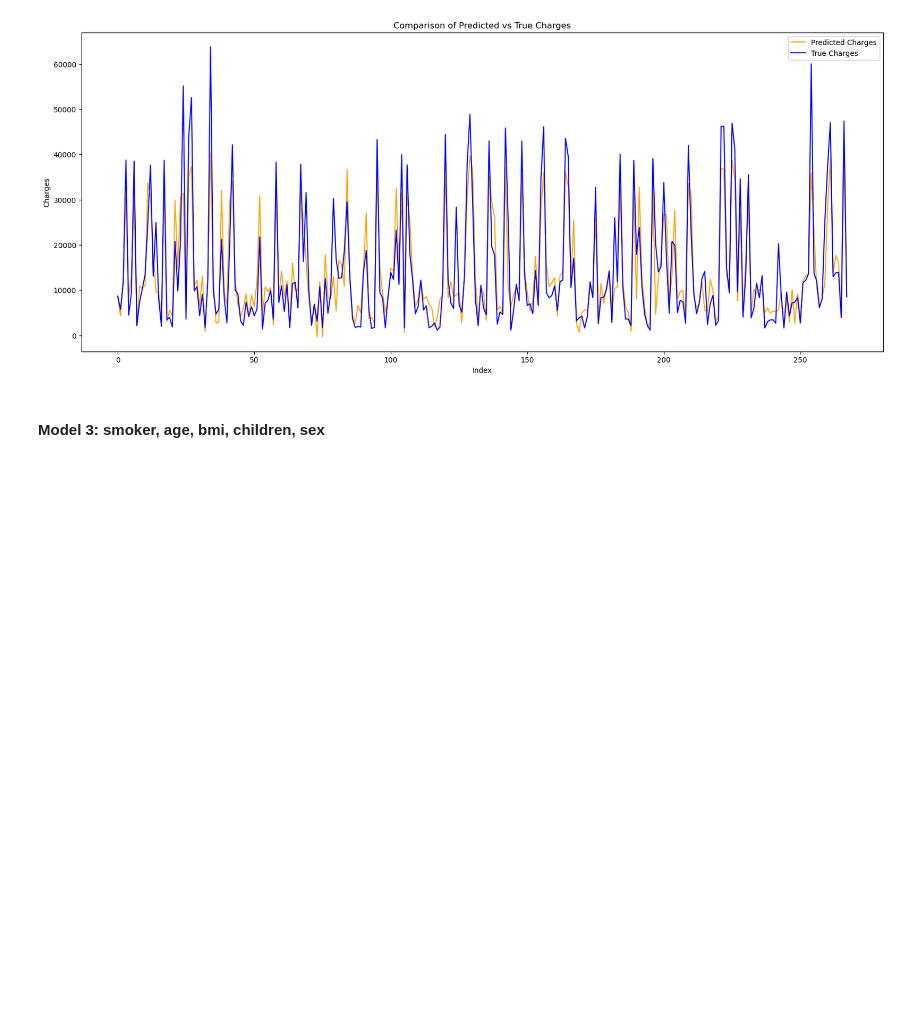
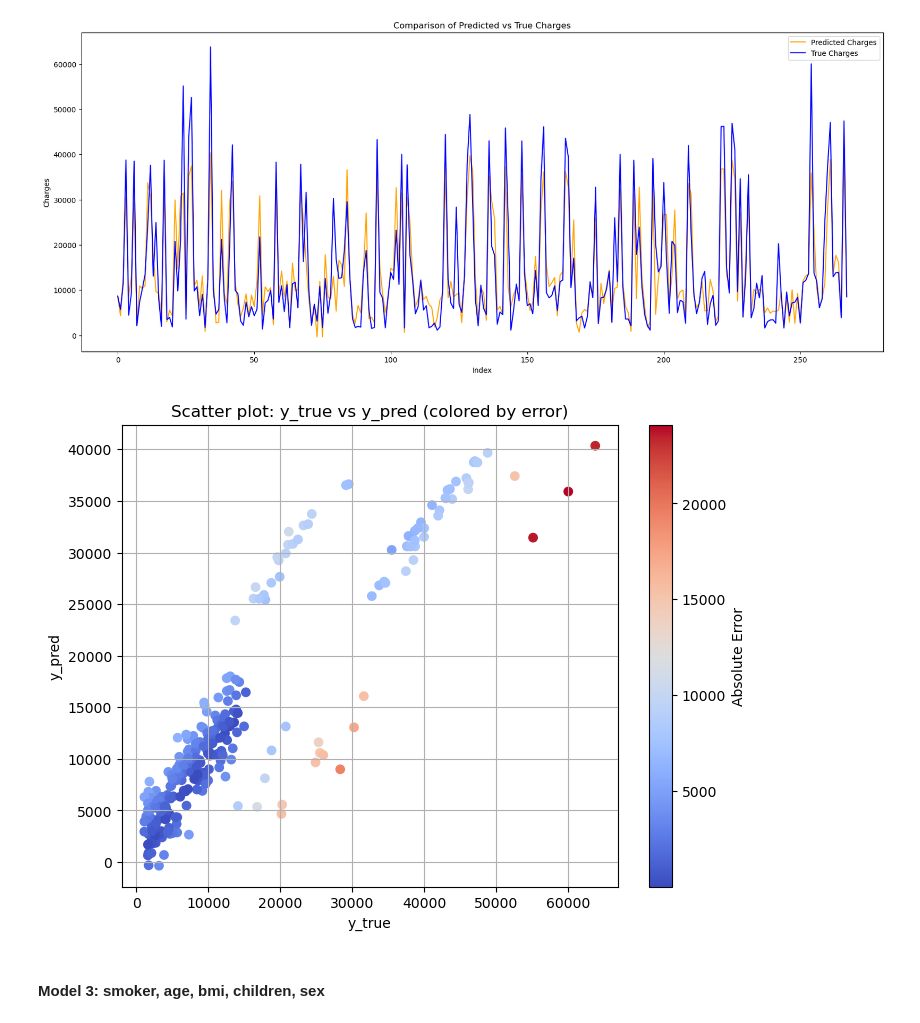
Before and after one commit to DinhXuanKhuong/Linear-Regression_Medical-Insurance-Cost-Prediction, a Jupyter notebook: finally_code.ipynb, the cells around one changed output. Saved outputs shown, nothing was run; the diff lists cells and outputs as text; code cells hidden in the pictures; blank space fills up the shorter version.

```diff
--- a/finally_code.ipynb
+++ b/finally_code.ipynb
@@ -523,6 +523,10 @@ MAE:  4191.704294603893
 compare_output(y_predicted, y_test_numpy)
 # %% [output]
 [figure]
+# %%
+plot_scatter(y_test_numpy, y_predicted)
+# %% [output]
+[figure, added]
 # %% [markdown]
 #### Model 3: smoker, age, bmi, children, sex
 # %%
```
Also changed, not shown: parts of 18 cells of this notebook.
